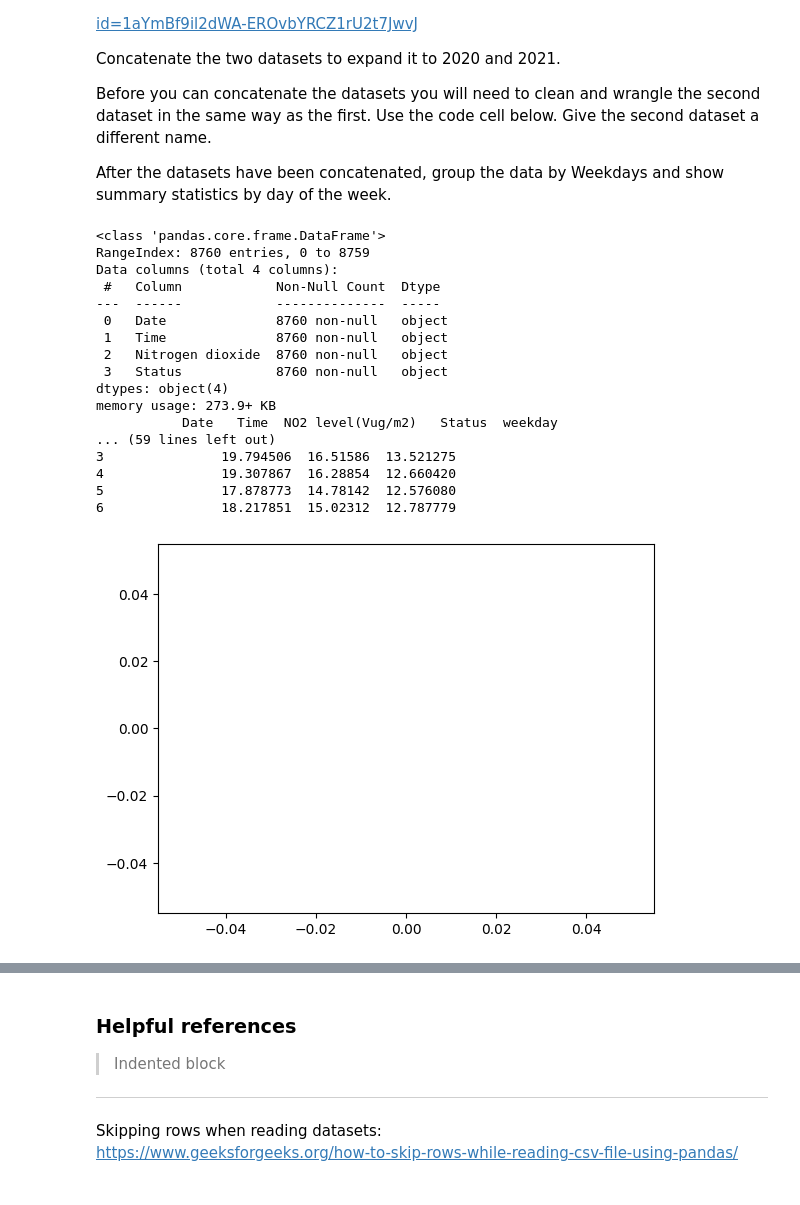
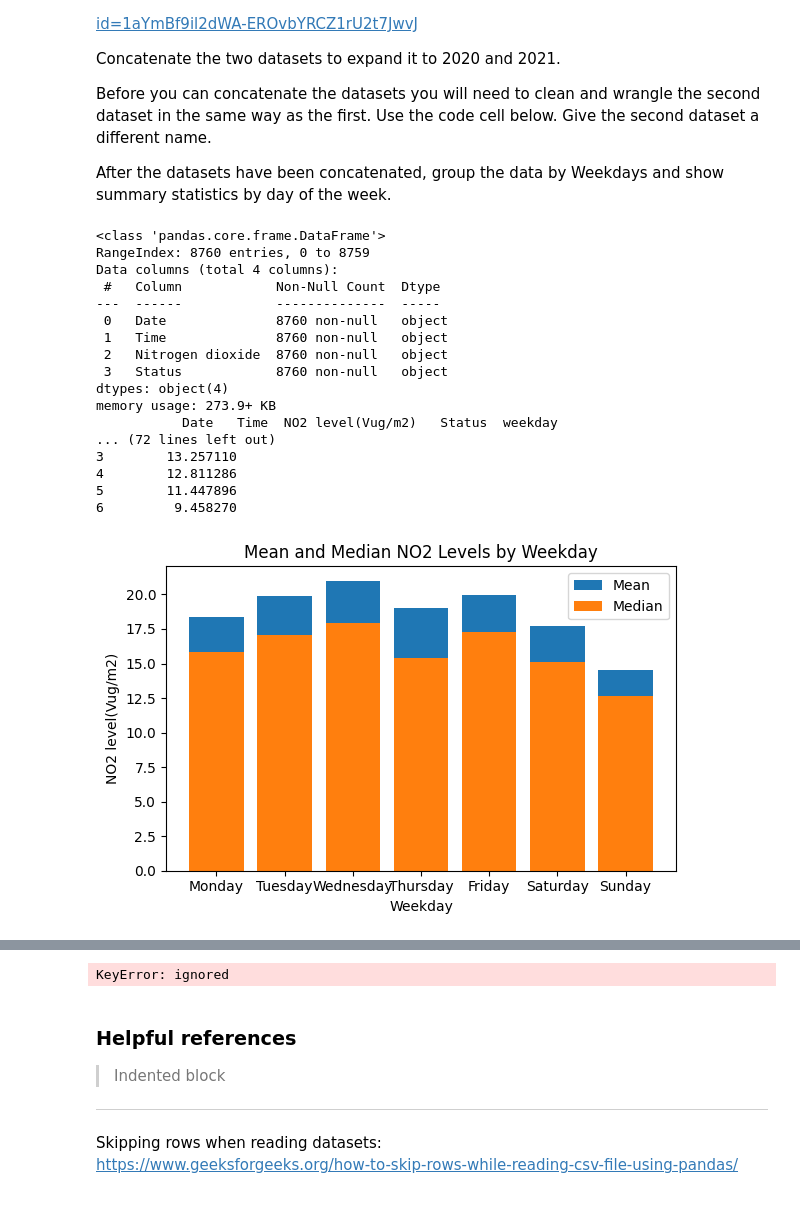
Before and after one commit to Anjelene-antonisamy/Python-Data, a Jupyter notebook: Copy_of_Copy_of_Copy_of_Copy_of_Air_quality_mini_project.ipynb, the cells around one changed output, grey strips where cells are left out. Saved outputs shown, nothing was run; the diff lists cells and outputs as text; code cells hidden in the pictures.

```diff
--- a/Copy_of_Copy_of_Copy_of_Copy_of_Air_quality_mini_project.ipynb
+++ b/Copy_of_Copy_of_Copy_of_Copy_of_Air_quality_mini_project.ipynb
@@ -85,7 +85,7 @@ df1['Date'] = pd.to_datetime(df1['Date'], infer_datetime_format=True)
 df1
 df1.dropna(subset=['Nitrogen dioxide'], inplace=True)
 df1
-df1['Nitrogen dioxide'] = pd.to_numeric(df['Nitrogen dioxide'], errors='coerce')
+df1['Nitrogen dioxide'] = pd.to_numeric(df1['Nitrogen dioxide'], errors='coerce')
 
 df1.sort_values(['Nitrogen dioxide'],ascending=True)
 df1
@@ -95,46 +95,44 @@ rename1=df1.rename(columns={'Nitrogen dioxide': 'NO2 level(Vug/m2)' })
 print(rename1)
 del rename1["Status"]
 print(rename1)
-concatdf=pd.concat([rename, rename1], axis=0)
+concatdf=pd.concat([df1, rename1], axis=0)
 print(concatdf)
 concatdf.info()
 weekdaysort = concatdf.groupby('weekday')
 print(weekdaysort)
 summary_weekdaysort = weekdaysort.agg(['mean', 'median', 'std'])
 print(summary_weekdaysort)
 import matplotlib.pyplot as plt
-data=[summary_weekdaysort]
-plt.plot()
-plt.show()
+
 import matplotlib.pyplot as plt
 mean_values = summary_weekdaysort['NO2 level(Vug/m2)', 'mean']
 median_values = summary_weekdaysort['NO2 level(Vug/m2)', 'median']
 weekdays = ['Monday', 'Tuesday', 'Wednesday', 'Thursday', 'Friday', 'Saturday', 'Sunday']
-plt.figure(figsize=(7, 6))
+plt.figure(figsize=(6, 4))
 plt.bar(weekdays, mean_values, label='Mean')
 plt.bar(weekdays, median_values, label='Median')
 plt.xlabel('Weekday')
 plt.ylabel('NO2 level(Vug/m2)')
 plt.title('Mean and Median NO2 Levels by Weekday')
 plt.legend()
 plt.tight_layout()
 plt.show()
 # %% [output]
 <class 'pandas.core.frame.DataFrame'>
 RangeIndex: 8760 entries, 0 to 8759
 Data columns (total 4 columns):
  #   Column            Non-Null Count  Dtype
 ---  ------            --------------  -----
  0   Date              8760 non-null   object
  1   Time              8760 non-null   object
  2   Nitrogen dioxide  8760 non-null   object
  3   Status            8760 non-null   object
 dtypes: object(4)
 memory usage: 273.9+ KB
            Date   Time  NO2 level(Vug/m2)   Status  weekday
-... (59 lines left out)
-3               19.794506  16.51586  13.521275
-4               19.307867  16.28854  12.660420
-5               17.878773  14.78142  12.576080
-6               18.217851  15.02312  12.787779
+... (72 lines left out)
+3        13.257110
+4        12.811286
+5        11.447896
+6         9.458270
-[figure, old version]
+[figure, new version]
@@ -142,3 +139,4 @@ memory usage: 273.9+ KB
+KeyError: ignored
 # %% [markdown]
 ### Helpful references
 
```
Also changed, not shown: parts of 1 cell of this notebook.
